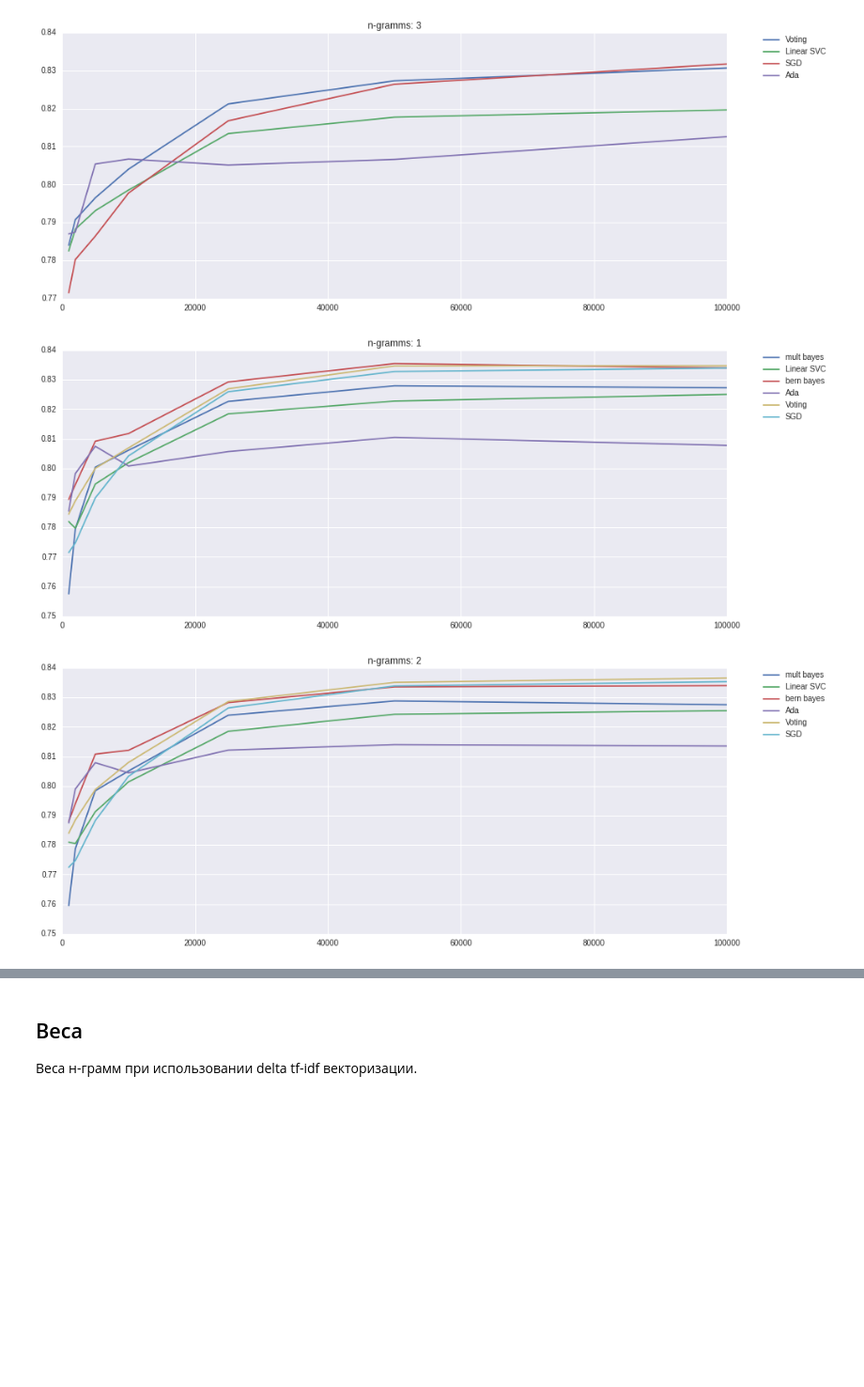
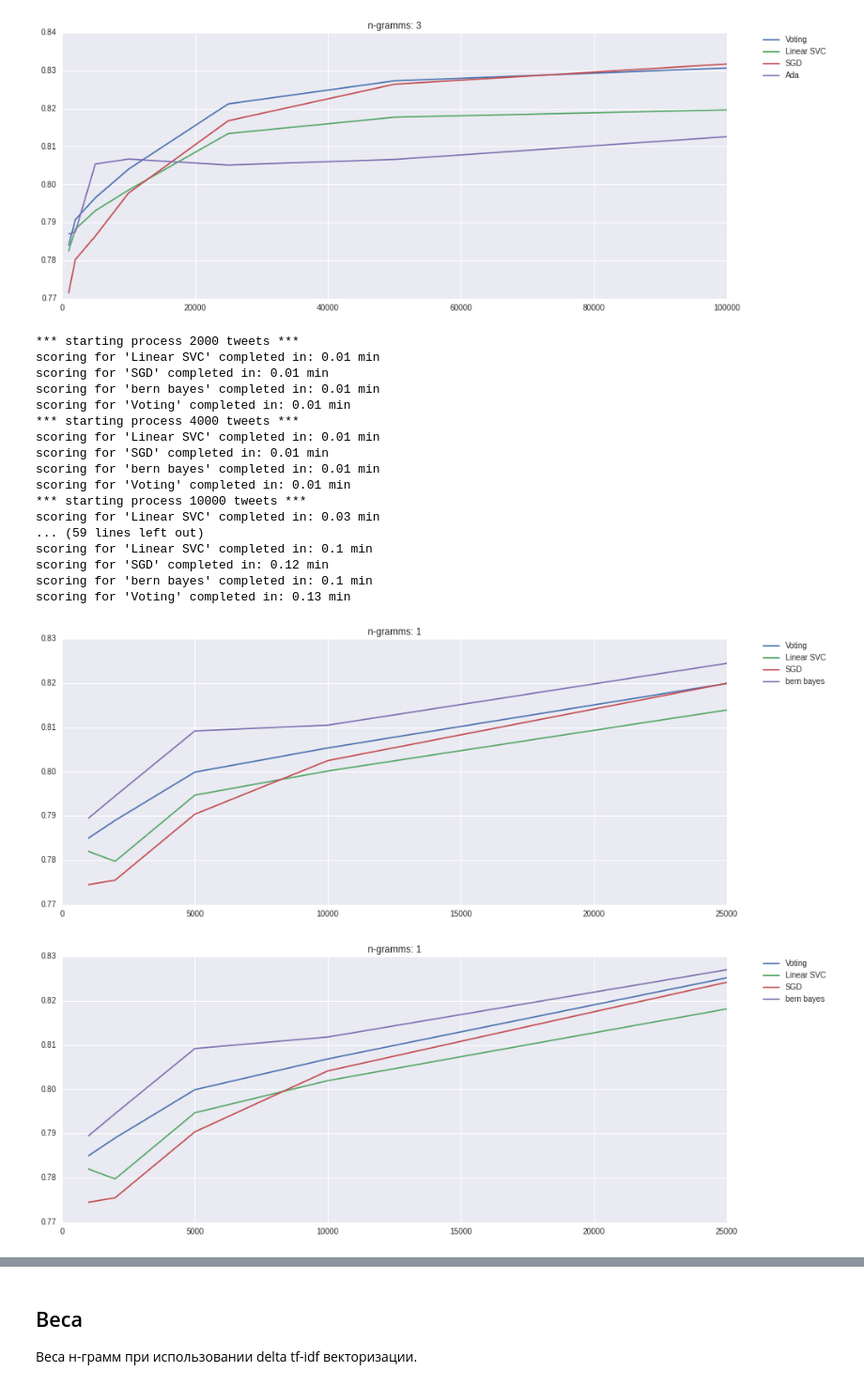
Before and after one commit to Vlad0922/twitter_sentiment, a Jupyter notebook: Prototypes and tests.ipynb, the cells around one changed output, grey strips where cells are left out. Shown: that part at 94% size. Drawn from its saved outputs; the diff is of its cells as text; code cells hidden in the pictures; blank space fills up the shorter version.

Commit message:
[add] dynamic update for charts

```diff
--- a/Prototypes and tests.ipynb
+++ b/Prototypes and tests.ipynb
@@ -165,8 +167,8 @@ class DeltaTfidfVectorizer(BaseEstimator, TransformerMixin):
         else:
             return zip(self.vectorizer.vocabulary_, self.trans.idf_)
 # %%
-neg = pd.read_csv('data/train/negative.csv', sep=';')
-pos = pd.read_csv('data/train/positive.csv', sep=';')
+neg = pd.read_csv('train_data/negative.csv', sep=';')
+pos = pd.read_csv('train_data/positive.csv', sep=';')
 
 # оставляем только класс и сам текст сообщения
 neg = neg.drop(['id', 'tdate', 'tmane', 'trep', 'trtw', 'tfav',
@@ -180,6 +182,8 @@ pos = pos.drop(['id', 'tmane', 'trep', 'trtw', 'tfav',
        'Unnamed: 13', 'Unnamed: 14', 'Unnamed: 15', 'Unnamed: 16',
        'Unnamed: 17', 'Unnamed: 18', 'Unnamed: 19', 'Unnamed: 20',
        'Unnamed: 21', 'Unnamed: 22'], axis=1)
+
+X = pd.concat([pos, neg], ignore_index=True)
 # %% [markdown]
 ## Тестирование моделей
 Тестирование качества предсказания моделей, используя accuracy score (процент верных ответов).
@@ -264,26 +326,43 @@ scores = test_models(sizes_to_test, models_to_test, delta_idf = True, n_gramms_m
 [figure]
 # %%
 models_to_test = [
-    ('mult bayes', naive_bayes.MultinomialNB()),
+    #('mult bayes', naive_bayes.MultinomialNB()),
     #('XGB', xgb.XGBClassifier(n_estimators=1200, max_depth=5, learning_rate=0.02)), #too low accuracy
     ('Linear SVC', svm.LinearSVC()),
     #('Non-linear SVC', svm.SVC(gamma=0.1)), #takes too long time to compute
     ('SGD', SGDClassifier(n_iter=50, loss='modified_huber')),
     ('bern bayes', naive_bayes.BernoulliNB()),
-    ('Ada', AdaBoostClassifier(SGDClassifier(n_iter=50, loss='modified_huber'))),
+    #('Ada', AdaBoostClassifier(SGDClassifier(n_iter=50, loss='modified_huber'))),
     ('Voting', VotingClassifier(estimators= [('mult NB', naive_bayes.MultinomialNB()),
                           ('SVM', svm.LinearSVC()),
                           ('SGD', SGDClassifier(n_iter=50, loss='modified_huber')),
                           ('bern bayes', naive_bayes.BernoulliNB())
                          ]))
 
 ]
 
 # В оригинальном датасете около 111.000 сообщений каждого класса.
 # Слишком долго работать со всеми при прототипировании
-sizes_to_test = [1000, 2000, 5000, 10000, 25000, 50000, 100000]
+sizes_to_test = [1000, 2000, 5000, 10000, 25000]
 
-scores = test_models(sizes_to_test, models_to_test, delta_idf = False, n_gramms_max = 3)
+scores = test_models(sizes_to_test, models_to_test, delta_idf = False, max_words=[5000, 10000, None], debug_lvl=2)
 # %% [output]
+*** starting process 2000 tweets ***
+scoring for 'Linear SVC' completed in: 0.01 min
+scoring for 'SGD' completed in: 0.01 min
+scoring for 'bern bayes' completed in: 0.01 min
+scoring for 'Voting' completed in: 0.01 min
+*** starting process 4000 tweets ***
+scoring for 'Linear SVC' completed in: 0.01 min
+scoring for 'SGD' completed in: 0.01 min
+scoring for 'bern bayes' completed in: 0.01 min
+scoring for 'Voting' completed in: 0.01 min
+*** starting process 10000 tweets ***
+scoring for 'Linear SVC' completed in: 0.03 min
+... (59 lines left out)
+scoring for 'Linear SVC' completed in: 0.1 min
+scoring for 'SGD' completed in: 0.12 min
+scoring for 'bern bayes' completed in: 0.1 min
+scoring for 'Voting' completed in: 0.13 min
-[figure, old version]
+[figure, new version]
-[figure, old version]
+[figure, new version]
```
Also changed, not shown: parts of 7 cells of this notebook, 3 other files.
